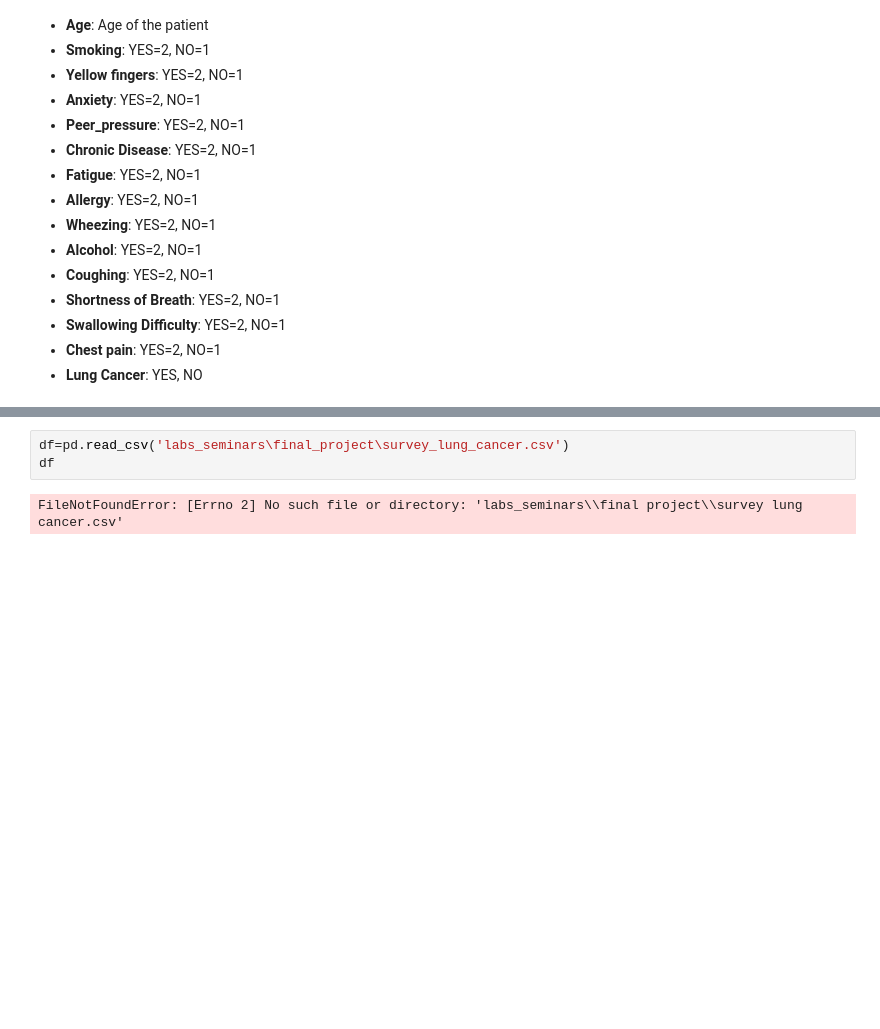
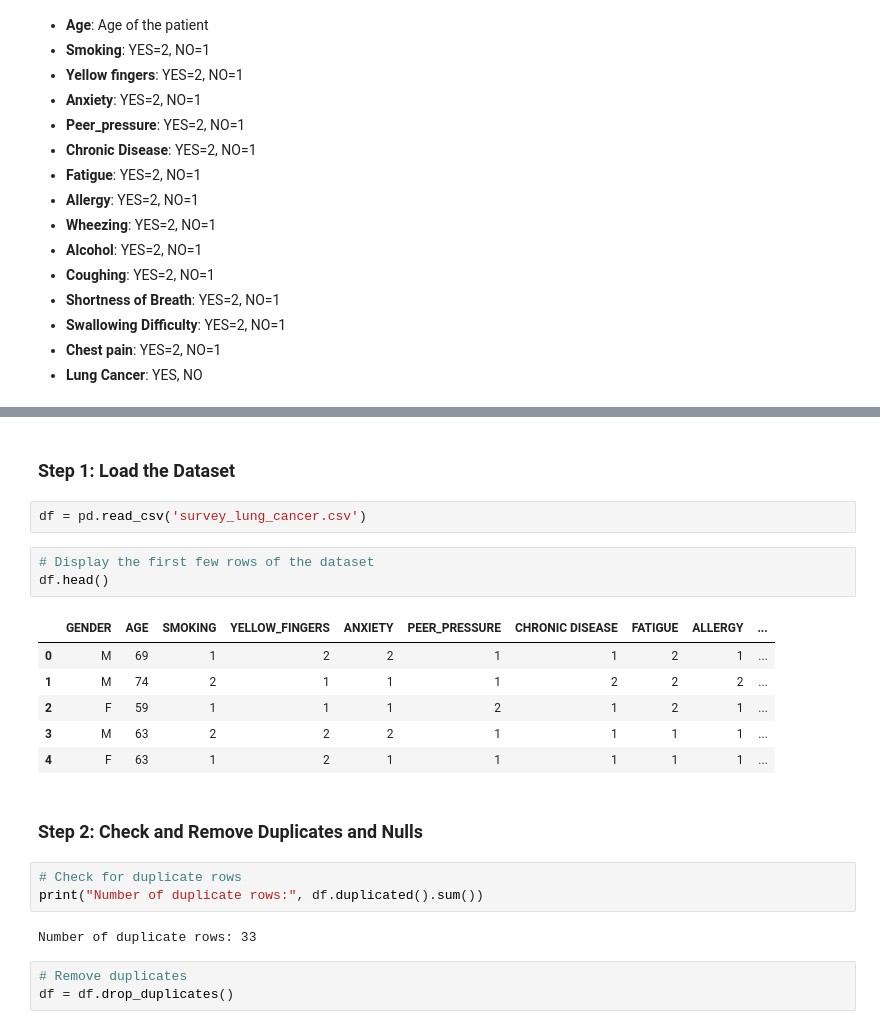
Before and after one commit to AlinaM354276/labs_seminars, a Jupyter notebook: final_project/ml.ipynb, the cells around one changed output, grey strips where cells are left out. Saved outputs shown, nothing was run; the diff lists cells and outputs as text; blank space fills up the shorter version.

```diff
--- a/final_project/ml.ipynb
+++ b/final_project/ml.ipynb
@@ -30,5 +38,24 @@ import seaborn as sns
+# %% [markdown]
+### Step 1: Load the Dataset
 # %%
-df=pd.read_csv('labs_seminars\final_project\survey_lung_cancer.csv')
-df
+df = pd.read_csv('survey_lung_cancer.csv')
-# %% [output]
-FileNotFoundError: [Errno 2] No such file or directory: 'labs_seminars\\final project\\survey lung cancer.csv'
+# %%
+# Display the first few rows of the dataset
+df.head()
+# %% [output]
+|  | GENDER | AGE | SMOKING | YELLOW_FINGERS | ANXIETY | PEER_PRESSURE | CHRONIC DISEASE | FATIGUE | ALLERGY | ... |
+| 0 | M | 69 | 1 | 2 | 2 | 1 | 1 | 2 | 1 | ... |
+| 1 | M | 74 | 2 | 1 | 1 | 1 | 2 | 2 | 2 | ... |
+| 2 | F | 59 | 1 | 1 | 1 | 2 | 1 | 2 | 1 | ... |
+| 3 | M | 63 | 2 | 2 | 2 | 1 | 1 | 1 | 1 | ... |
+| 4 | F | 63 | 1 | 2 | 1 | 1 | 1 | 1 | 1 | ... |
+# %% [markdown]
+### Step 2: Check and Remove Duplicates and Nulls
+# %%
+# Check for duplicate rows
+print("Number of duplicate rows:", df.duplicated().sum())
+# %% [output]
+Number of duplicate rows: 33
+# %%
+# Remove duplicates
+df = df.drop_duplicates()
```
Also changed, not shown: parts of 31 cells of this notebook.
